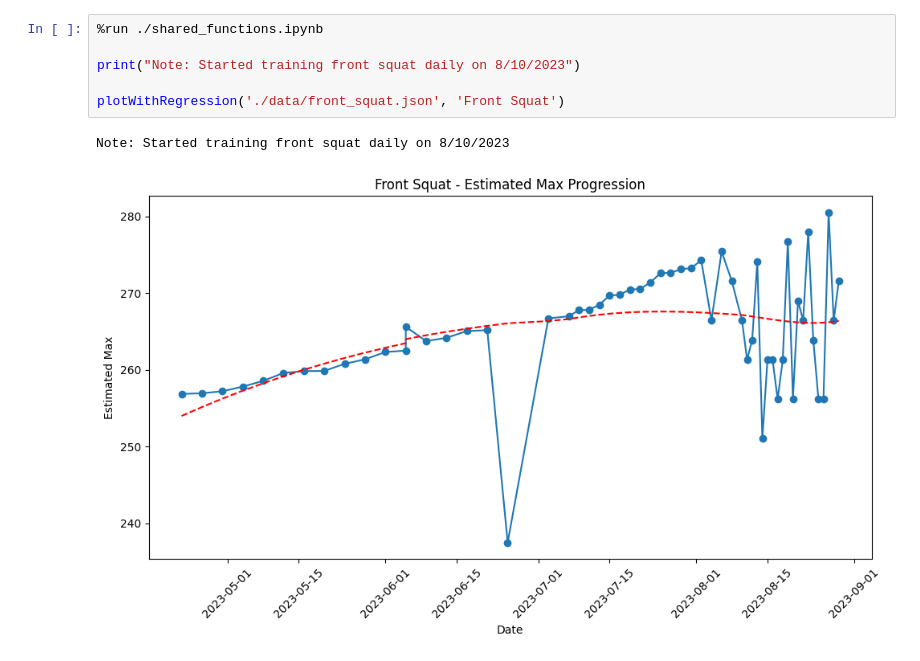
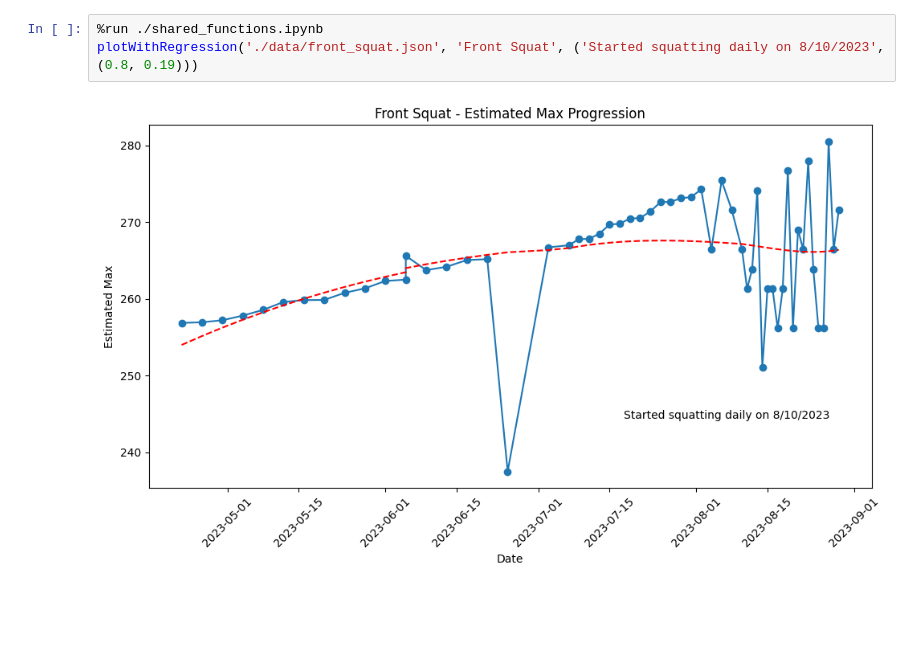
Before and after one commit to jhar/estimatedMaxProgressions, a Jupyter notebook: front_squat.ipynb, the cells around one changed output. Cells and saved outputs as stored; diff of their text form; blank space fills up the shorter version.

```diff
--- a/front_squat.ipynb
+++ b/front_squat.ipynb
@@ -1,9 +1,5 @@
 # %%
 %run ./shared_functions.ipynb
-
-print("Note: Started training front squat daily on 8/10/2023")
-
-plotWithRegression('./data/front_squat.json', 'Front Squat')
+plotWithRegression('./data/front_squat.json', 'Front Squat', ('Started squatting daily on 8/10/2023', (0.8, 0.19)))
 # %% [output]
-Note: Started training front squat daily on 8/10/2023
-[figure, old version]
+[figure, new version]
```
Also changed, not shown: 10 other files.
